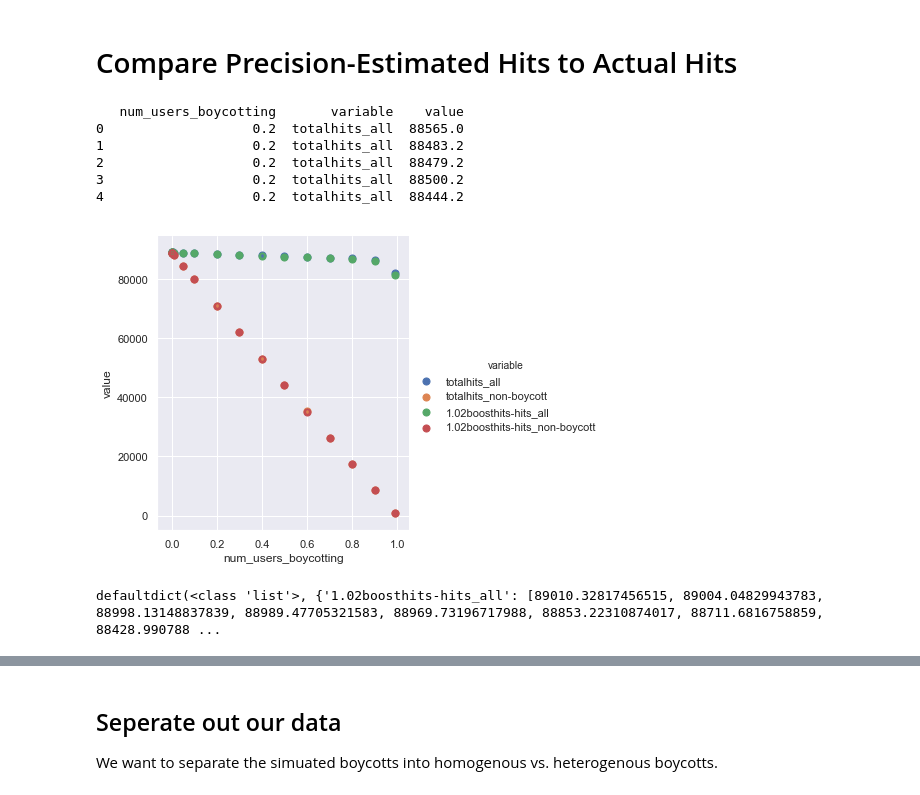
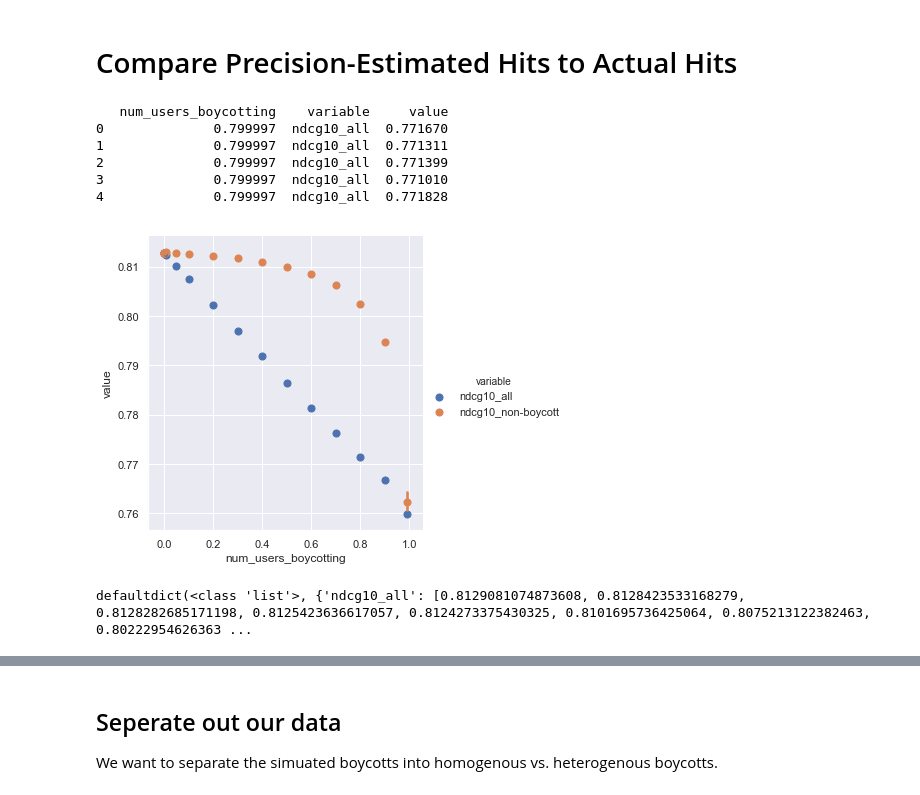
Before and after one commit to nickmvincent/surprise_sandbox, a Jupyter notebook: data_boycotts_and_strikes.ipynb, the cells around one changed output, grey strips where cells are left out. Saved outputs shown, nothing was run; the diff lists cells and outputs as text; code cells hidden in the pictures.

```diff
--- a/data_boycotts_and_strikes.ipynb
+++ b/data_boycotts_and_strikes.ipynb
@@ -45,7 +45,7 @@ df_1m = pd.read_csv('ml-1m_collected_10_28/all_results.csv', dtype={'indices': s
 df_1m = df_1m[df_1m.ratingfrac.notna()]
 df_1m['dataset'] = 'ml-1m'
 # %%
-df_20m = pd.read_csv('ml-20m_collected/all_results.csv', dtype={'indices': str})
+df_20m = pd.read_csv('ml-20m_collected_11_01/all_results.csv', dtype={'indices': str})
 df_20m = df_20m[df_20m.ratingfrac.notna()]
 df_20m['dataset'] = 'ml-20m'
 # %% [markdown]
@@ -336,11 +368,9 @@ for df, dataset in [
 # %% [markdown]
 # Compare Precision-Estimated Hits to Actual Hits
 # %%
-hits_df = df_1m.copy()
+hits_df = df_20m.copy()
 hits_df = hits_df[~hits_df.hits_all.isna()]
-#hits_df = hits_df[hits_df.num_users_boycotting >= 0.5]
-#print(len(hits_df.index))
-hits_metric = 'totalhits'
+hits_metric = 'ndcg10'
 metric2 = '1.02boosthits-hits'
 include = [
     'num_users_boycotting',
@@ -350,41 +380,41 @@ hits_cols = [
     '{}_non-boycott'.format(hits_metric),
     #'{}_boycott'.format(hits_metric),
 ]
 # for col in hits_cols:
 #     hits_df[col] *= 0.76 / 14.75#num_users['ml-1m']
 
-plot_metric2 = True
+plot_metric2 = False
 include += hits_cols
 if plot_metric2:
     cols = [
         '{}_all'.format(metric2),
         '{}_non-boycott'.format(metric2),
     ]
 
     include += cols
 
 hits_df = hits_df[include].melt(id_vars='num_users_boycotting')
 print(hits_df.head())
 
 # for k in hits_df.num_users_boycotting:
 #     print(k)
 #     matches_from_hits = hits_df[hits_df.num_users_boycotting == k]
 #     matches_from_orig = samples_df_1m[hits_df.num_users_boycotting == k]
 
 sns.lmplot(
         x="num_users_boycotting", y="value", hue='variable', data=hits_df,
         fit_reg=False,
         x_estimator=np.mean, ci=99,
     )
 plt.show()
 # %% [output]
-   num_users_boycotting       variable    value
-0                   0.2  totalhits_all  88565.0
-1                   0.2  totalhits_all  88483.2
-2                   0.2  totalhits_all  88479.2
-3                   0.2  totalhits_all  88500.2
-4                   0.2  totalhits_all  88444.2
+   num_users_boycotting    variable     value
+0              0.799997  ndcg10_all  0.771670
+1              0.799997  ndcg10_all  0.771311
+2              0.799997  ndcg10_all  0.771399
+3              0.799997  ndcg10_all  0.771010
+4              0.799997  ndcg10_all  0.771828
-[figure, old version]
+[figure, new version]
 # %%
 from collections import defaultdict
 name2vals = defaultdict(list)
@@ -397,7 +427,7 @@ for name, group in hits_df.groupby('num_users_boycotting'):
 
 print(name2vals)
 # %% [output]
-defaultdict(<class 'list'>, {'1.02boosthits-hits_all': [89010.32817456515, 89004.04829943783, 88998.13148837839, 88989.47705321583, 88969.73196717988, 88853.22310874017, 88711.6816758859, 88428.990788 ...
+defaultdict(<class 'list'>, {'ndcg10_all': [0.8129081074873608, 0.8128423533168279, 0.8128282685171198, 0.8125423636617057, 0.8124273375430325, 0.8101695736425064, 0.8075213122382463, 0.80222954626363 ...
 # %%
 from scipy.stats import pearsonr
 
```
Also changed, not shown: parts of 22 cells of this notebook, 12 other files.
